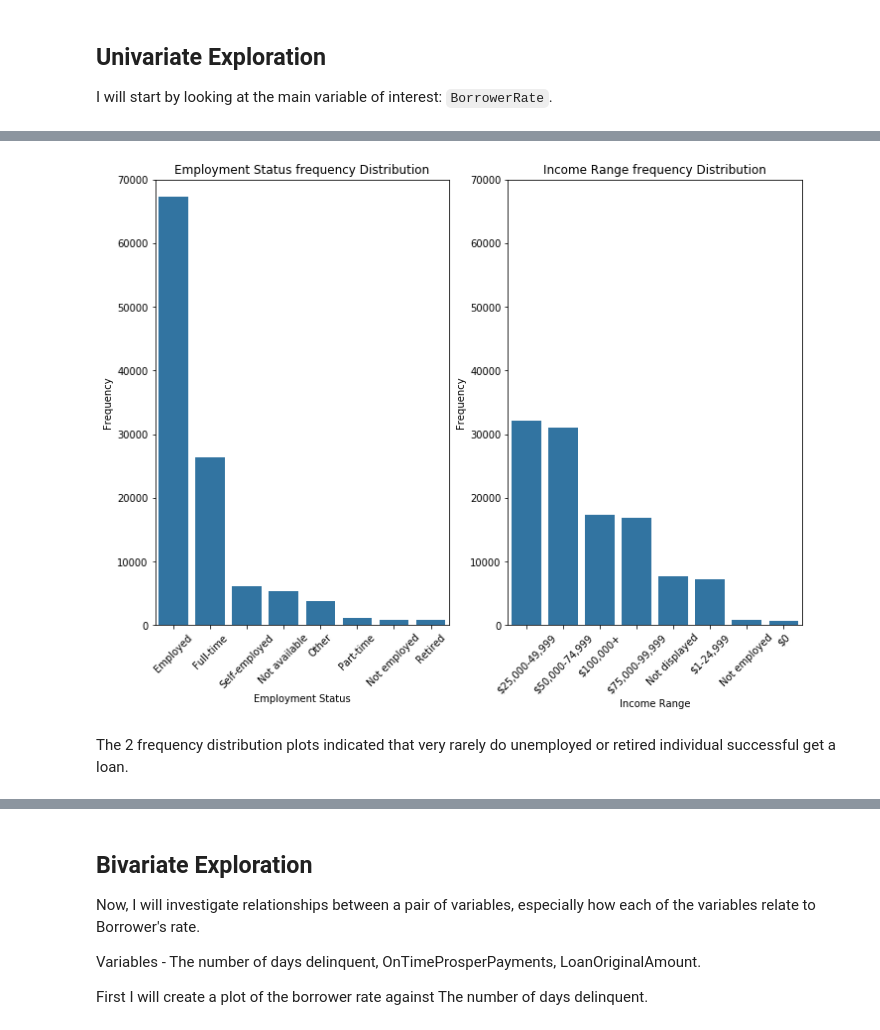
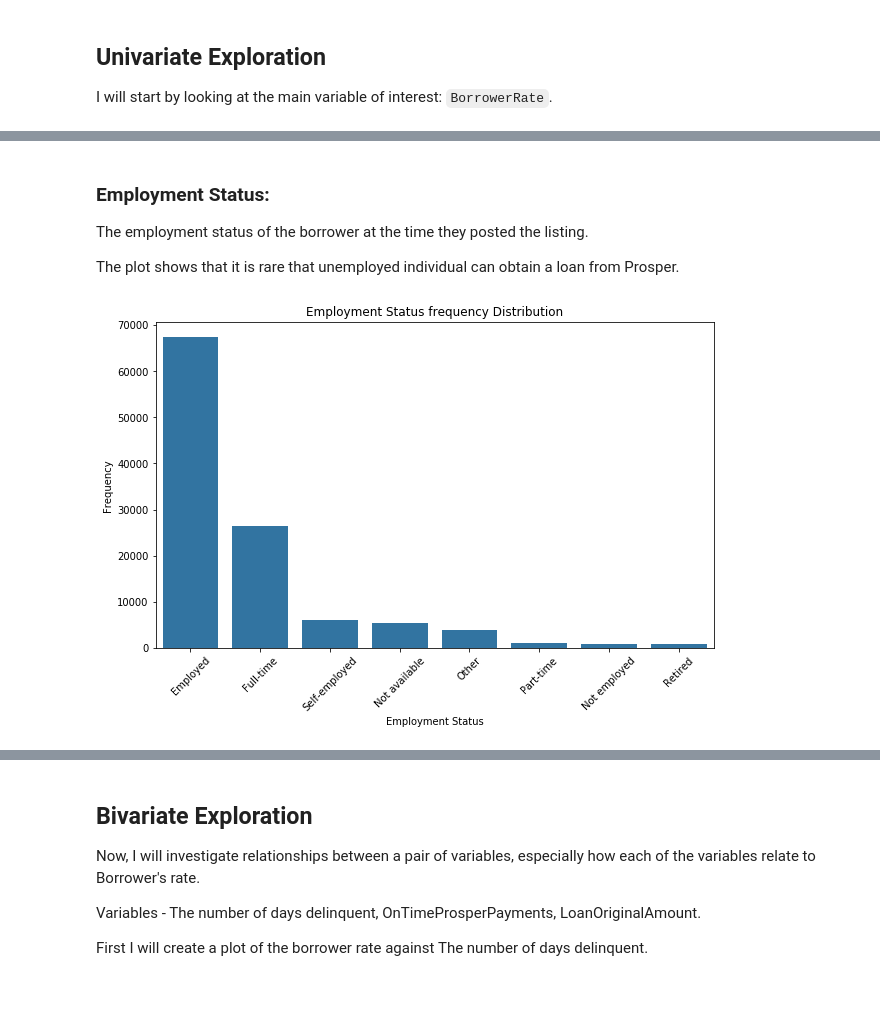
Before and after one commit to bluk16/Udacity-Data-Visualization, a Jupyter notebook: loan_data_exploration.ipynb, the cells around one changed output, grey strips where cells are left out. Cells and saved outputs as stored; diff of their text form; code cells hidden in the pictures; blank space fills up the shorter version.

```diff
--- a/loan_data_exploration.ipynb
+++ b/loan_data_exploration.ipynb
@@ -63,8 +27,0 @@ To simplify the data exploration process, I will now convert the categorical var
-# %%
-# Convert EmploymentStatus and IncomeRange to ordered categorical data type
-var_dict = {'EmploymentStatus': ['Employed','Full-time','Self-employed','Not available','Other','Part-time','Not employed','Retired'],
-            'IncomeRange': ['$25,000-49,999','$50,000-74,999','$100,000+','$75,000-99,999','Not displayed','$1-24,999','Not employed','$0']}
-
-for var in var_dict:
-    ordered_var = pd.api.types.CategoricalDtype(ordered = True, categories = var_dict[var])
-    loan_df[var] = loan_df[var].astype(ordered_var)
@@ -94,0 +34,10 @@ Now, I move to explore the 2 quality factors: `EmploymentStatus` and `IncomeRang
+# %%
+# Convert EmploymentStatus and IncomeRange to ordered categorical data type
+var_dict = {'EmploymentStatus': ['Employed','Full-time','Self-employed','Not available','Other','Part-time','Not employed','Retired'],
+            'IncomeRange': ['$25,000-49,999','$50,000-74,999','$100,000+','$75,000-99,999','Not displayed','$1-24,999','Not employed','$0'],
+            'LoanStatus': ['Current','Completed','Chargedoff','Defaulted','Past Due (1-15 days)','Past Due (31-60 days)','Past Due (61-90 days)','Past Due (91-120 days)','Past Due (16-30 days)','FinalPaymentInProgress','Past Due (>120 days)','Cancelled']
+           }
+
+for var in var_dict:
+    ordered_var = pd.api.types.CategoricalDtype(ordered = True, categories = var_dict[var])
+    df[var] = df[var].astype(ordered_var)
@@ -95,24 +60,16 @@ Now, I move to explore the 2 quality factors: `EmploymentStatus` and `IncomeRang
+# %% [markdown]
+### Employment Status:
+The employment status of the borrower at the time they posted the listing.
+
+The plot shows that it is rare that unemployed individual can obtain a loan from Prosper.
 # %%
-# univariate plots of EmploymentStatus and IncomeRange
-plt.figure(figsize=[ 11.69, 8.27]);
 colorChoice = sb.color_palette()[0]
 
-plt.subplot(1,2,1)
-sb.countplot(data = loan_df, x = 'EmploymentStatus', color = colorChoice);
-plt.ylim(0,70000);
+plt.figure(figsize=[10, 6]);
+sb.countplot(data = df, x = 'EmploymentStatus', color = colorChoice);
 plt.title('Employment Status frequency Distribution');
 plt.ylabel('Frequency');
 plt.xlabel('Employment Status');
 plt.xticks(rotation=45);
-
-plt.subplot(1,2,2);
-sb.countplot(data = loan_df, x = 'IncomeRange', color = colorChoice);
-plt.ylim(0,70000);
-plt.title('Income Range frequency Distribution');
-plt.ylabel('Frequency');
-plt.xlabel('Income Range');
-plt.xticks(rotation=45);
 # %% [output]
-[figure, old version]
+[figure, new version]
-# %% [markdown]
-The 2 frequency distribution plots indicated that very rarely do unemployed or retired individual successful get a loan.
```
Also changed, not shown: parts of 22 cells of this notebook, 2 other files.
